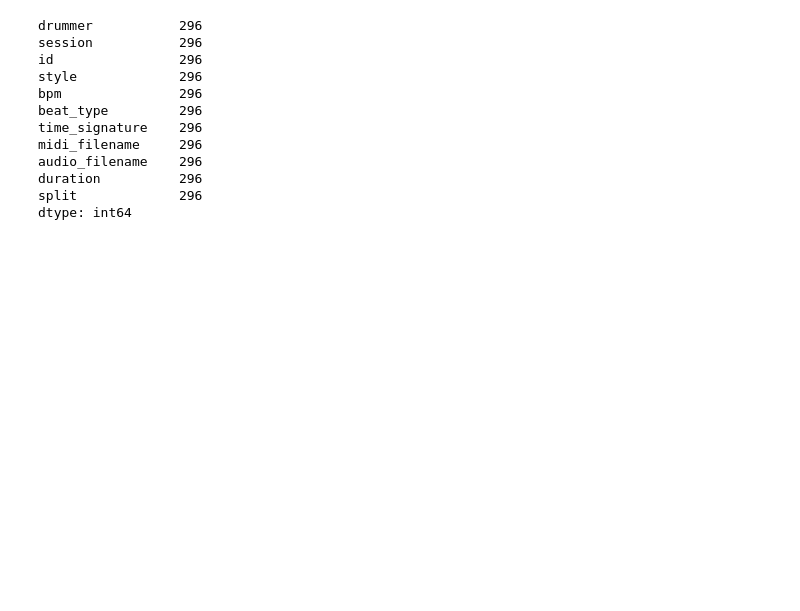
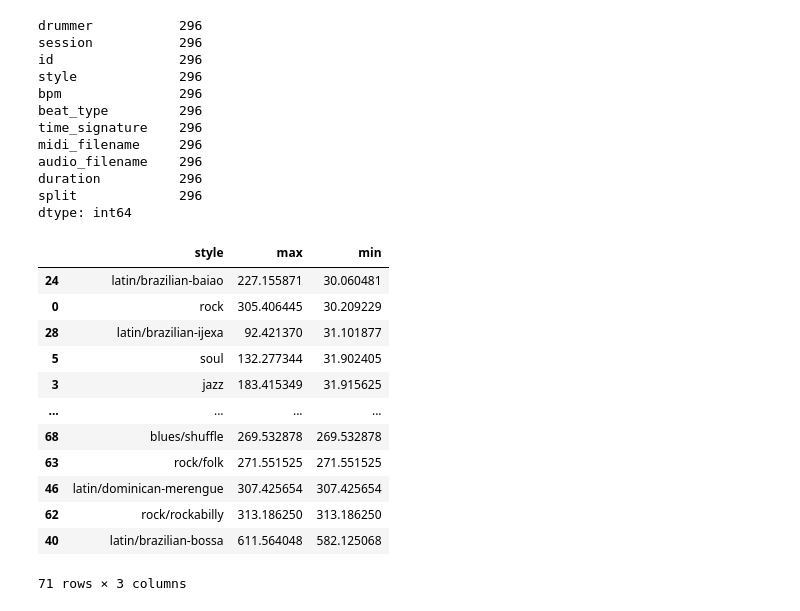
Before and after one commit to Eman27/Drum_GAN, a Jupyter notebook: profiling.ipynb, the cells around one changed output. Saved outputs shown, nothing was run; the diff lists cells and outputs as text; code cells hidden in the pictures; blank space fills up the shorter version.

Commit message:
Included profiling the min and max for the duration of each style.

```diff
--- a/profiling.ipynb
+++ b/profiling.ipynb
@@ -110,3 +108,31 @@ pm = pretty_midi.PrettyMIDI(midi_sample)
 pr = pm.get_piano_roll()
 
 #librosa.display.specshow(pr, y_axis='cqt_note', cmap=plot.cd.hot)
+# %%
+groove_df['style'].value_counts()
+#rock_df = groove_df[groove_df.style == 'rock']
+#groove_df[groove_df.style == 'rock']
+r = "rock"
+rock_df = groove_df.query('style=="'+r+'"')
+rock_df
+styles = groove_df['style'].value_counts()
+style_durations = pd.DataFrame(columns=['style','max','min'])
+for s in styles.index:
+    style_df = groove_df.query('style=="'+s+'"')
+    style_durations = style_durations.append({'style': s, 'max': style_df['duration'].max(),
+                                             'min': style_df['duration'].min()}, ignore_index=True)
+style_durations.sort_values(by=['min'], ascending='False')
+# %% [output]
+|  | style | max | min |
+| 24 | latin/brazilian-baiao | 227.155871 | 30.060481 |
+| 0 | rock | 305.406445 | 30.209229 |
+| 28 | latin/brazilian-ijexa | 92.421370 | 31.101877 |
+| 5 | soul | 132.277344 | 31.902405 |
+| 3 | jazz | 183.415349 | 31.915625 |
+| ... | ... | ... | ... |
+| 68 | blues/shuffle | 269.532878 | 269.532878 |
+| 63 | rock/folk | 271.551525 | 271.551525 |
+| 46 | latin/dominican-merengue | 307.425654 | 307.425654 |
+| 62 | rock/rockabilly | 313.186250 | 313.186250 |
+| 40 | latin/brazilian-bossa | 611.564048 | 582.125068 |
+71 rows × 3 columns
```
Also changed, not shown: parts of 1 cell of this notebook.
